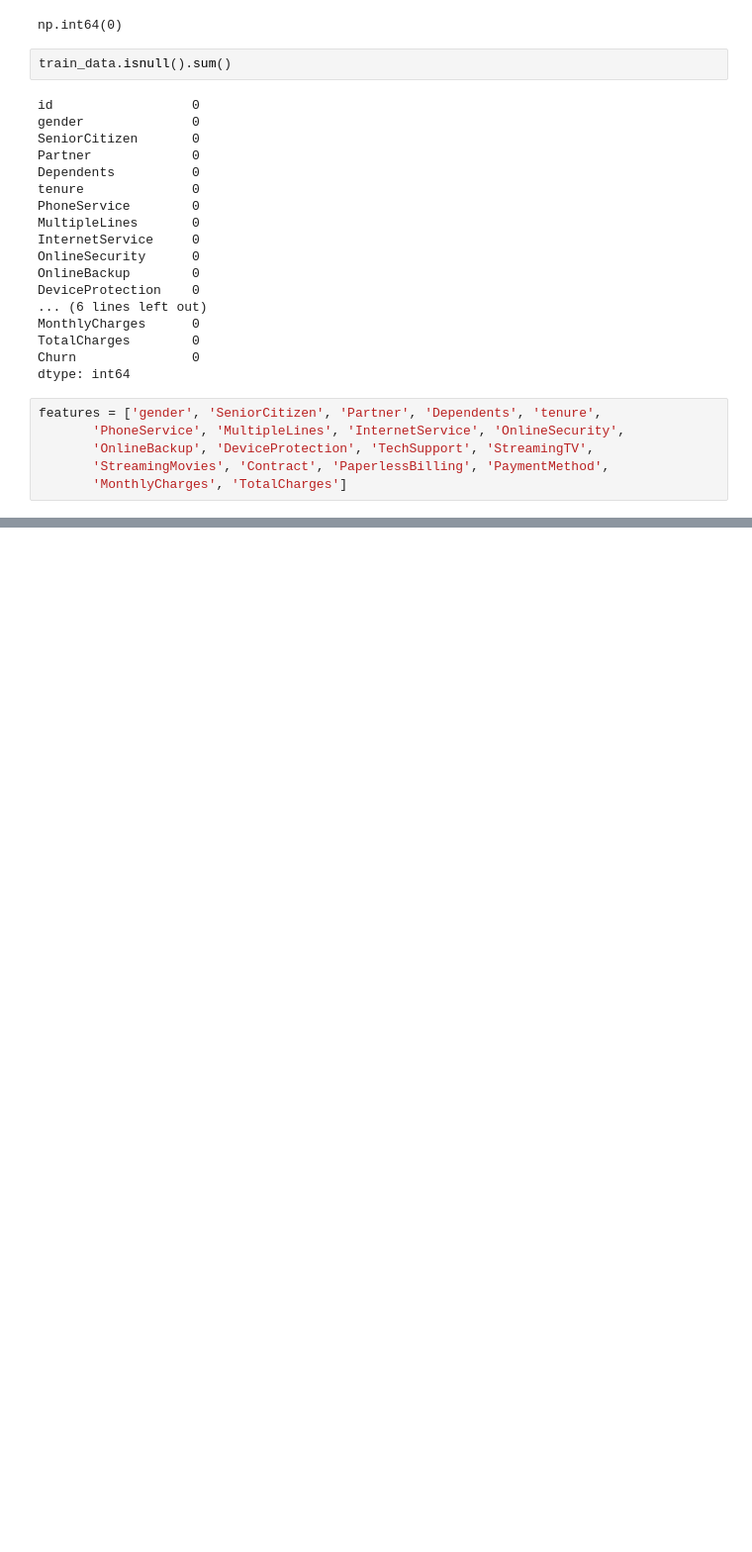
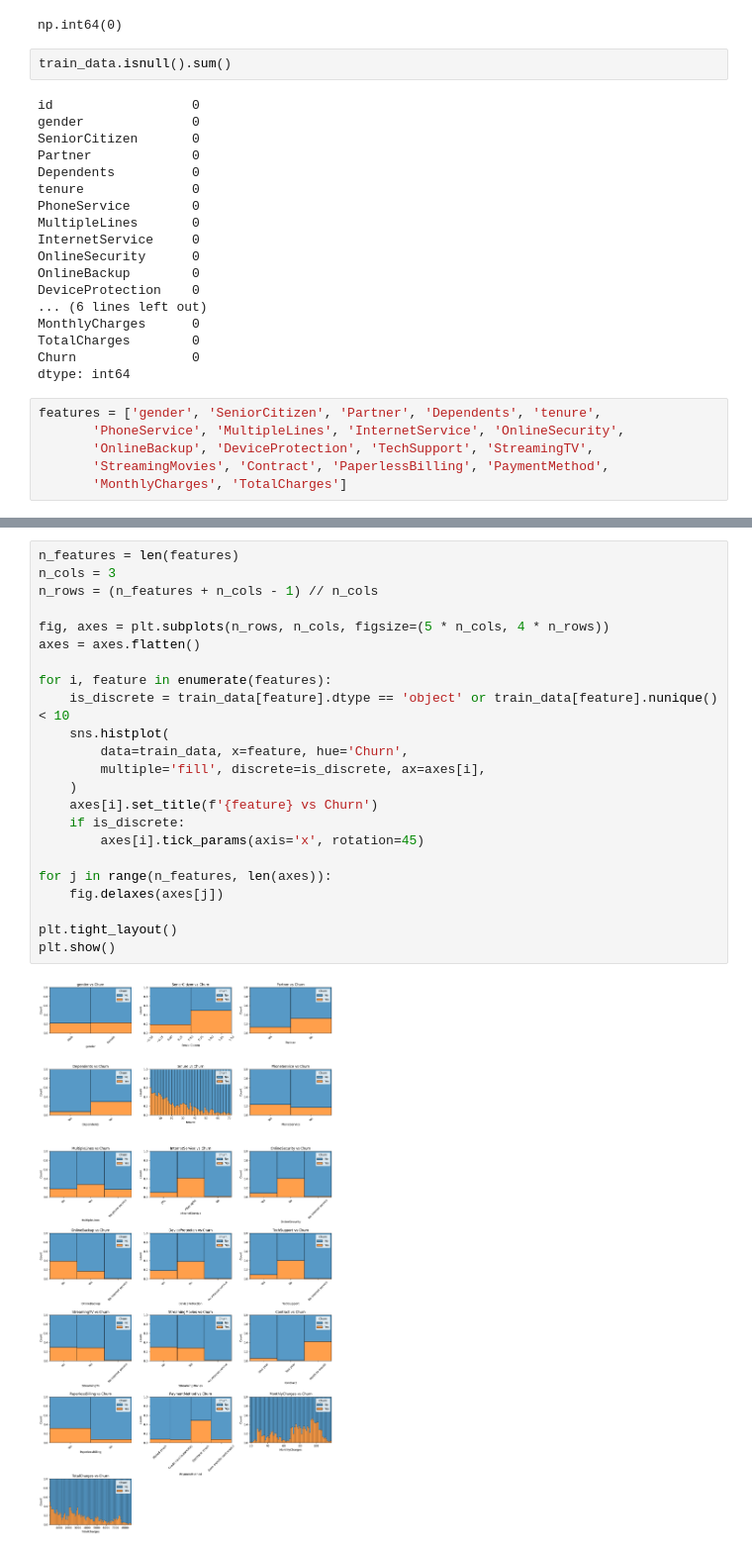
Before and after one commit to biswajit-nag/Predict-Customer-Churn, a Jupyter notebook: EDA.ipynb, the cells around one changed output, grey strips where cells are left out. Shown at 99% size. Drawn from its saved outputs; the diff is of its cells as text; blank space fills up the shorter version.

```diff
--- a/EDA.ipynb
+++ b/EDA.ipynb
@@ -141,0 +177,25 @@ features = ['gender', 'SeniorCitizen', 'Partner', 'Dependents', 'tenure',
+# %%
+n_features = len(features)
+n_cols = 3
+n_rows = (n_features + n_cols - 1) // n_cols
+
+fig, axes = plt.subplots(n_rows, n_cols, figsize=(5 * n_cols, 4 * n_rows))
+axes = axes.flatten()
+
+for i, feature in enumerate(features):
+    is_discrete = train_data[feature].dtype == 'object' or train_data[feature].nunique() < 10
+    sns.histplot(
+        data=train_data, x=feature, hue='Churn',
+        multiple='fill', discrete=is_discrete, ax=axes[i],
+    )
+    axes[i].set_title(f'{feature} vs Churn')
+    if is_discrete:
+        axes[i].tick_params(axis='x', rotation=45)
+
+for j in range(n_features, len(axes)):
+    fig.delaxes(axes[j])
+
+plt.tight_layout()
+plt.show()
+# %% [output]
+[figure, added]
```
Also changed, not shown: parts of 25 cells of this notebook, 3 other files.
